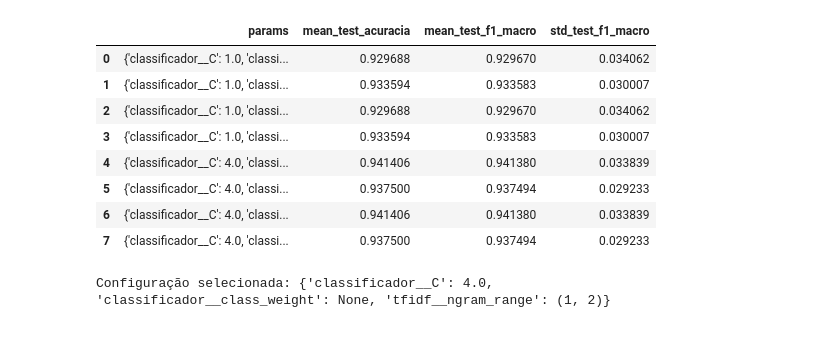
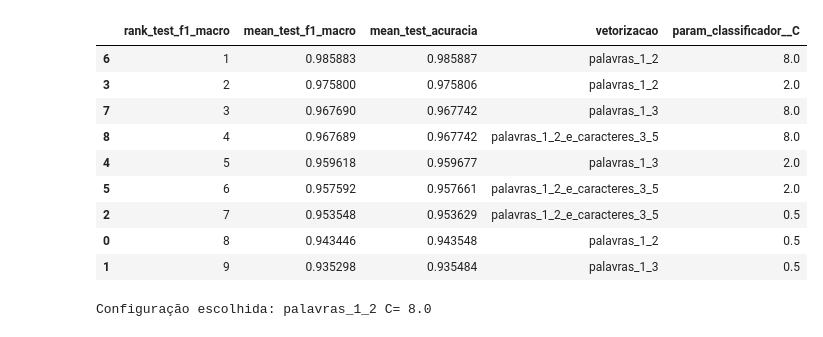
Before and after one commit to marcus-vlgarcia/cardioia, a Jupyter notebook: fase2/notebooks/classificador_risco.ipynb, the cells around one changed output. Saved outputs shown, nothing was run; the diff lists cells and outputs as text; code cells hidden in the pictures.

```diff
--- a/fase2/notebooks/classificador_risco.ipynb
+++ b/fase2/notebooks/classificador_risco.ipynb
@@ -45,12 +34,10 @@ O antigo teste de 24 frases foi preservado como regressão porque seus erros já
 # %%
-perfil = dados.groupby(["conjunto", "situacao"]).agg(frases=("frase", "size"), grupos=("grupo", "nunique"))
-display(perfil)
+display(dados.groupby(['conjunto', 'situacao']).agg(frases=('frase', 'size'), grupos=('grupo', 'nunique'), familias=('familia', 'nunique')))
+conjuntos = {n: dados[dados.conjunto == n].copy() for n in ('treino', 'calibracao', 'teste', 'regressao')}
+assert tuple(len(conjuntos[n]) for n in conjuntos) == (496, 88, 264, 144)
 assert not dados.frase.str.casefold().str.strip().duplicated().any()
-assert dados.groupby("grupo").situacao.nunique().eq(1).all()
-conjuntos = {nome: dados[dados.conjunto == nome].copy() for nome in ("treino", "calibracao", "teste", "regressao")}
-assert tuple(len(conjuntos[n]) for n in conjuntos) == (256, 16, 64, 80)
 for a in conjuntos:
     for b in conjuntos:
         if a < b:
-            assert set(conjuntos[a].grupo).isdisjoint(conjuntos[b].grupo)
+            assert set(conjuntos[a].familia).isdisjoint(conjuntos[b].familia)
 # %% [output]
@@ -73,24 +58,25 @@ A validação cruzada estratificada mantém os grupos de paráfrases juntos. Com
 # %%
-treino = conjuntos["treino"]
-cv = StratifiedGroupKFold(n_splits=4, shuffle=True, random_state=SEED)
+treino = conjuntos['treino']
 busca = GridSearchCV(criar_modelo(), {
-    "tfidf__ngram_range": [(1, 2), (1, 3)],
-    "classificador__C": [1.0, 4.0],
-    "classificador__class_weight": [None, "balanced"],
-}, cv=cv, scoring={"acuracia": "accuracy", "f1_macro": "f1_macro"}, refit="f1_macro")
-busca.fit(treino.frase, treino.situacao, groups=treino.grupo)
+    'tfidf': candidatos_vetorizacao(),
+    'classificador__C': [0.5, 2.0, 8.0],
+}, cv=StratifiedGroupKFold(n_splits=4, shuffle=True, random_state=42),
+   scoring={'acuracia': 'accuracy', 'f1_macro': 'f1_macro'}, refit='f1_macro')
+busca.fit(treino.frase, treino.situacao, groups=treino.familia)
 modelo_base = busca.best_estimator_
 comparacao = pd.DataFrame(busca.cv_results_)
-display(comparacao[["params", "mean_test_acuracia", "mean_test_f1_macro", "std_test_f1_macro"]])
-print("Configuração selecionada:", busca.best_params_)
+comparacao['vetorizacao'] = comparacao.param_tfidf.map(nome_vetorizacao)
+display(comparacao[['rank_test_f1_macro', 'mean_test_f1_macro', 'mean_test_acuracia', 'vetorizacao', 'param_classificador__C']].sort_values('rank_test_f1_macro'))
+print('Configuração escolhida:', nome_vetorizacao(modelo_base.named_steps['tfidf']), 'C=', busca.best_params_['classificador__C'])
 # %% [output]
-|  | params | mean_test_acuracia | mean_test_f1_macro | std_test_f1_macro |
-| 0 | {'classificador__C': 1.0, 'classi... | 0.929688 | 0.929670 | 0.034062 |
-| 1 | {'classificador__C': 1.0, 'classi... | 0.933594 | 0.933583 | 0.030007 |
-| 2 | {'classificador__C': 1.0, 'classi... | 0.929688 | 0.929670 | 0.034062 |
-| 3 | {'classificador__C': 1.0, 'classi... | 0.933594 | 0.933583 | 0.030007 |
-| 4 | {'classificador__C': 4.0, 'classi... | 0.941406 | 0.941380 | 0.033839 |
-| 5 | {'classificador__C': 4.0, 'classi... | 0.937500 | 0.937494 | 0.029233 |
-| 6 | {'classificador__C': 4.0, 'classi... | 0.941406 | 0.941380 | 0.033839 |
-| 7 | {'classificador__C': 4.0, 'classi... | 0.937500 | 0.937494 | 0.029233 |
+|  | rank_test_f1_macro | mean_test_f1_macro | mean_test_acuracia | vetorizacao | param_classificador__C |
+| 6 | 1 | 0.985883 | 0.985887 | palavras_1_2 | 8.0 |
+| 3 | 2 | 0.975800 | 0.975806 | palavras_1_2 | 2.0 |
+| 7 | 3 | 0.967690 | 0.967742 | palavras_1_3 | 8.0 |
+| 8 | 4 | 0.967689 | 0.967742 | palavras_1_2_e_caracteres_3_5 | 8.0 |
+| 4 | 5 | 0.959618 | 0.959677 | palavras_1_3 | 2.0 |
+| 5 | 6 | 0.957592 | 0.957661 | palavras_1_2_e_caracteres_3_5 | 2.0 |
+| 2 | 7 | 0.953548 | 0.953629 | palavras_1_2_e_caracteres_3_5 | 0.5 |
+| 0 | 8 | 0.943446 | 0.943548 | palavras_1_2 | 0.5 |
+| 1 | 9 | 0.935298 | 0.935484 | palavras_1_3 | 0.5 |
-Configuração selecionada: {'classificador__C': 4.0, 'classificador__class_weight': None, 'tfidf__ngram_range': (1, 2)}
+Configuração escolhida: palavras_1_2 C= 8.0
```
Also changed, not shown: parts of 25 cells of this notebook, 30 other files.
